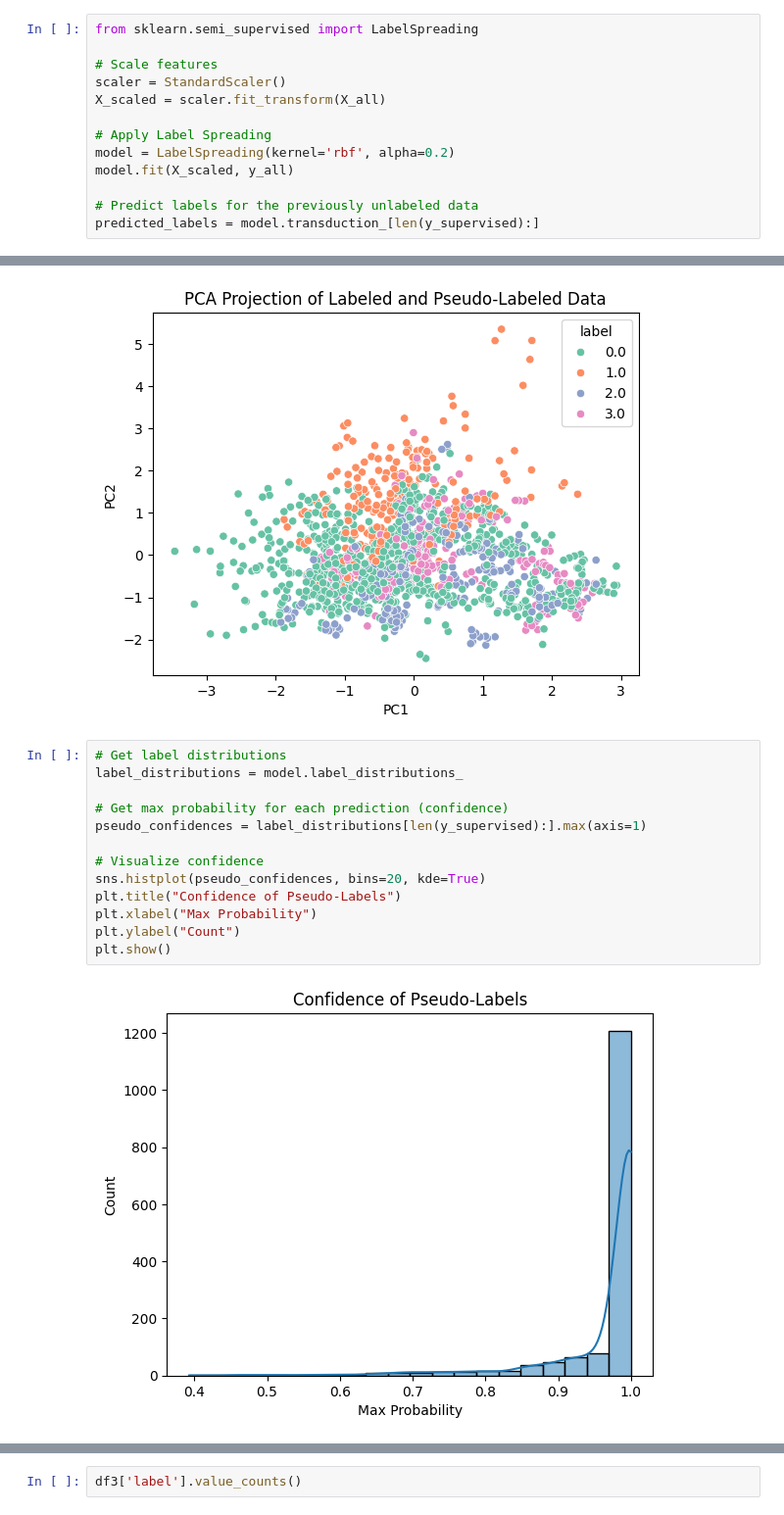
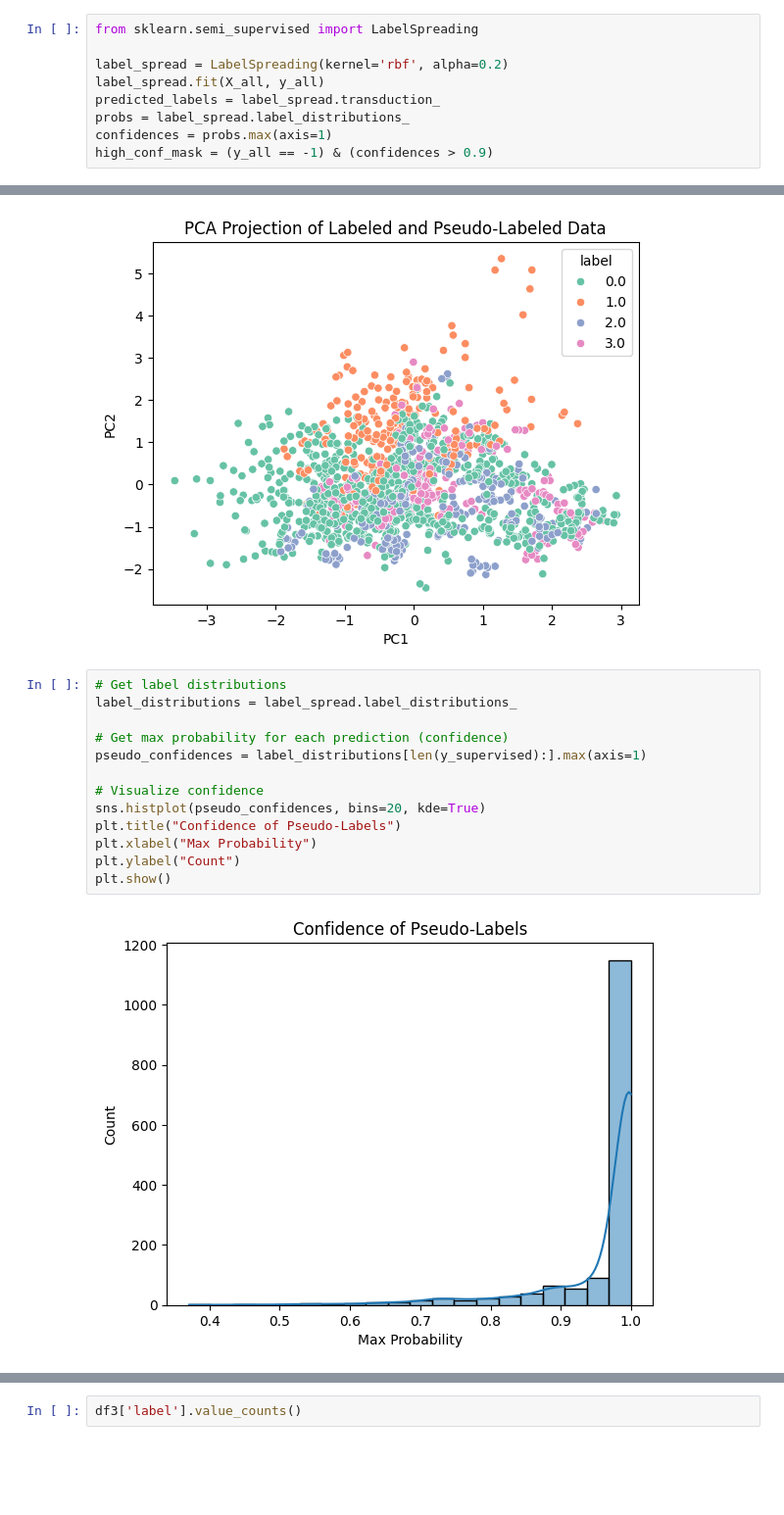
Before and after one commit to sudeepti25/Neurological_state-pridiction, a Jupyter notebook: P2.ipynb, the cells around one changed output, grey strips where cells are left out. Shown at 98% size. Cells and saved outputs as stored; diff of their text form; blank space fills up the shorter version.

```diff
--- a/P2.ipynb
+++ b/P2.ipynb
@@ -162,13 +166,9 @@ y_all.shape
 # %%
 from sklearn.semi_supervised import LabelSpreading
 
-# Scale features
-scaler = StandardScaler()
-X_scaled = scaler.fit_transform(X_all)
-
-# Apply Label Spreading
-model = LabelSpreading(kernel='rbf', alpha=0.2)
-model.fit(X_scaled, y_all)
-
-# Predict labels for the previously unlabeled data
-predicted_labels = model.transduction_[len(y_supervised):]
+label_spread = LabelSpreading(kernel='rbf', alpha=0.2)
+label_spread.fit(X_all, y_all)
+predicted_labels = label_spread.transduction_
+probs = label_spread.label_distributions_
+confidences = probs.max(axis=1)
+high_conf_mask = (y_all == -1) & (confidences > 0.9)
@@ -219,19 +237,19 @@ plt.show()
 [figure]
 # %%
 # Get label distributions
-label_distributions = model.label_distributions_
+label_distributions = label_spread.label_distributions_
 
 # Get max probability for each prediction (confidence)
 pseudo_confidences = label_distributions[len(y_supervised):].max(axis=1)
 
 # Visualize confidence
 sns.histplot(pseudo_confidences, bins=20, kde=True)
 plt.title("Confidence of Pseudo-Labels")
 plt.xlabel("Max Probability")
 plt.ylabel("Count")
 plt.show()
 # %% [output]
-[figure, old version]
+[figure, new version]
 # %%
 df2['predicted_label'].value_counts()
 # %% [output]
```
Also changed, not shown: parts of 28 cells of this notebook, 34 other files.
